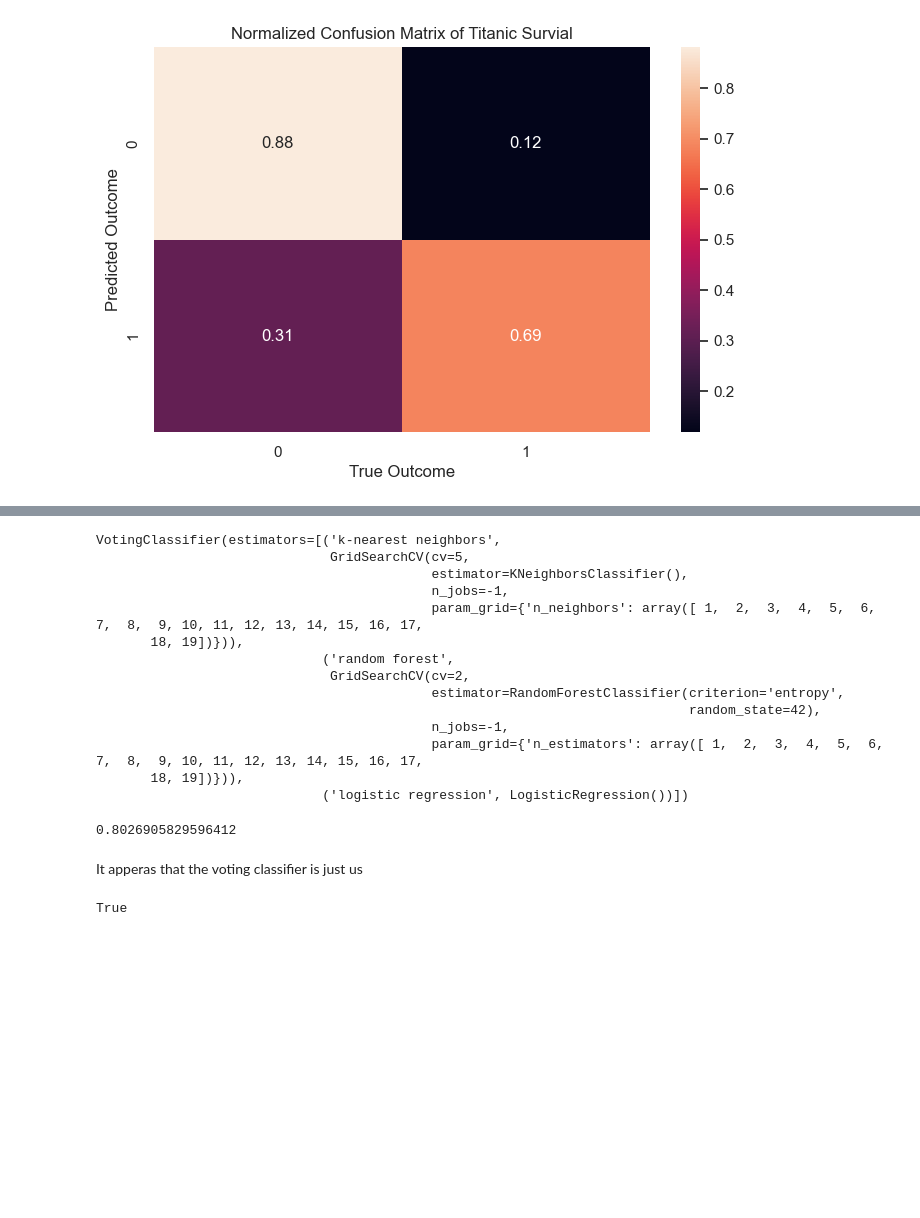
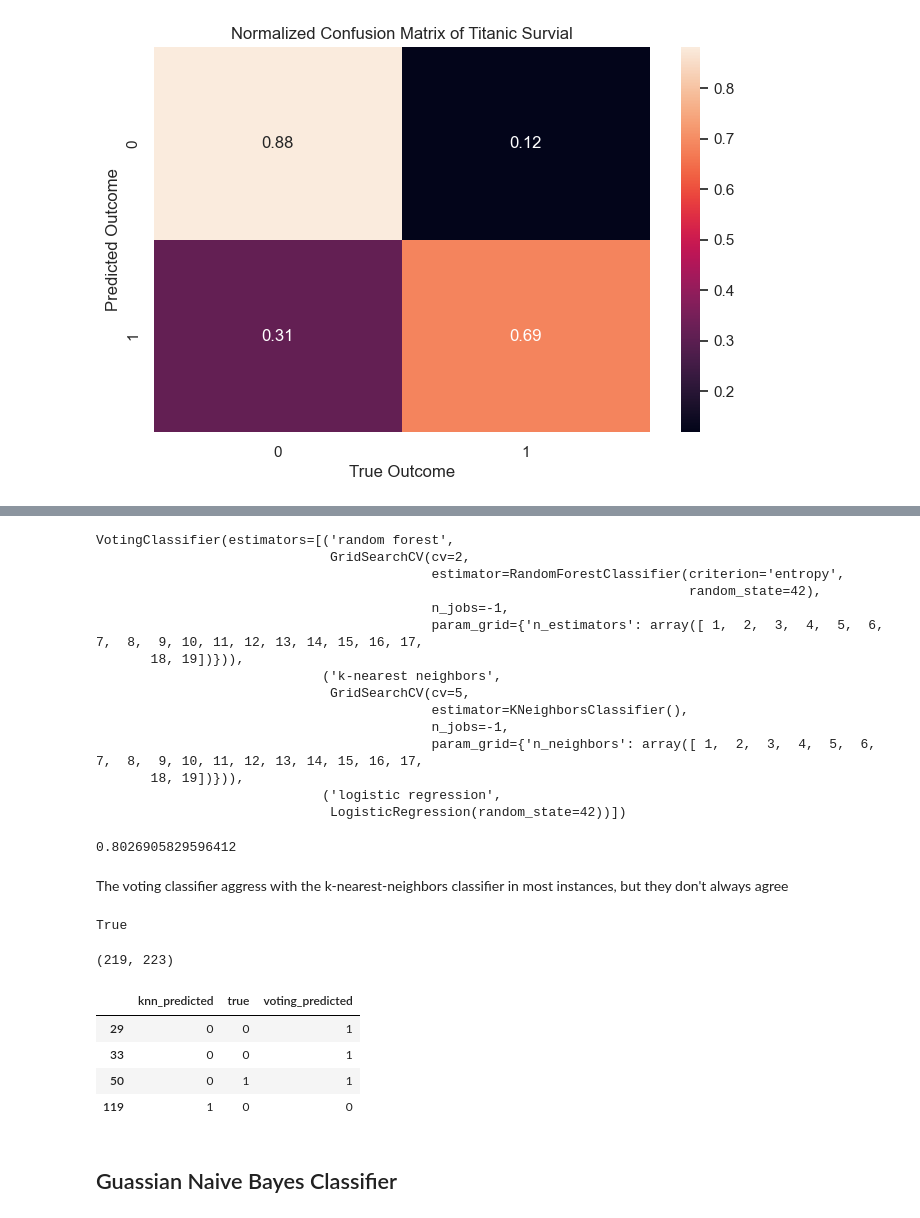
Before and after one commit to haleyej/SI_370_homework_5, a Jupyter notebook: homework_5.ipynb, the cells around one changed output, grey strips where cells are left out. Saved outputs shown, nothing was run; the diff lists cells and outputs as text; code cells hidden in the pictures; blank space fills up the shorter version.

```diff
--- a/homework_5.ipynb
+++ b/homework_5.ipynb
@@ -306,6 +305,9 @@ n_neighbors_search.best_params_, n_neighbors_search.best_score_
 n_neighbors_search.score(X_test_transformed, y_test)
 # %% [output]
 0.8026905829596412
+# %%
+knn_results = pd.concat([pd.Series(n_neighbors_search.predict(X_test_transformed)), y_test.reset_index(drop = True)], axis = 1)
+knn_results.columns = ['knn_predicted', 'true']
 # %%
 conf_matrix = confusion_matrix(y_test, n_neighbors_search.predict(X_test_transformed))
 normalized_conf_matrix = conf_matrix / conf_matrix.astype(np.float).sum(axis = 1)[:, np.newaxis]
@@ -321,31 +323,50 @@ Deprecated in NumPy 1.20; for more details and guidance: https://numpy.org/devdo
 # %%
-classifiers = [('k-nearest neighbors', n_neighbors_search), ('random forest', n_estimators_search),
+classifiers = [('random forest', n_estimators_search), ('k-nearest neighbors', n_neighbors_search),
               ('logistic regression', reg)]
 
 voting = VotingClassifier(classifiers)
 voting.fit(X_train_transformed, y_train)
 # %% [output]
-VotingClassifier(estimators=[('k-nearest neighbors',
-                              GridSearchCV(cv=5,
-                                           estimator=KNeighborsClassifier(),
-                                           n_jobs=-1,
-                                           param_grid={'n_neighbors': array([ 1,  2,  3,  4,  5,  6,  7,  8,  9, 10, 11, 12, 13, 14, 15, 16, 17,
-       18, 19])})),
-                             ('random forest',
+VotingClassifier(estimators=[('random forest',
                               GridSearchCV(cv=2,
                                            estimator=RandomForestClassifier(criterion='entropy',
                                                                             random_state=42),
                                            n_jobs=-1,
                                            param_grid={'n_estimators': array([ 1,  2,  3,  4,  5,  6,  7,  8,  9, 10, 11, 12, 13, 14, 15, 16, 17,
        18, 19])})),
-                             ('logistic regression', LogisticRegression())])
+                             ('k-nearest neighbors',
+                              GridSearchCV(cv=5,
+                                           estimator=KNeighborsClassifier(),
+                                           n_jobs=-1,
+                                           param_grid={'n_neighbors': array([ 1,  2,  3,  4,  5,  6,  7,  8,  9, 10, 11, 12, 13, 14, 15, 16, 17,
+       18, 19])})),
+                             ('logistic regression',
+                              LogisticRegression(random_state=42))])
 # %%
 voting.score(X_test_transformed, y_test)
 # %% [output]
 0.8026905829596412
 # %% [markdown]
-It apperas that the voting classifier is just us
+The voting classifier aggress with the k-nearest-neighbors classifier in most instances, but they don't always agree
 # %%
 n_neighbors_search.score(X_test_transformed, y_test) == voting.score(X_test_transformed, y_test)
 # %% [output]
 True
+# %%
+voting_results = pd.concat([pd.Series(voting.predict(X_test_transformed)), y_test.reset_index(drop = True)], axis = 1)
+voting_results.columns = ['voting_predicted', 'true']
+# %%
+comp = pd.concat([knn_results, voting_results.voting_predicted], axis = 1)
+comp[comp.voting_predicted == comp.knn_predicted].shape[0], comp.shape[0]
+# %% [output]
+(219, 223)
+# %%
+comp[comp.voting_predicted != comp.knn_predicted]
+# %% [output]
+|  | knn_predicted | true | voting_predicted |
+| 29 | 0 | 0 | 1 |
+| 33 | 0 | 0 | 1 |
+| 50 | 0 | 1 | 1 |
+| 119 | 1 | 0 | 0 |
+# %% [markdown]
+<h2>Guassian Naive Bayes Classifier</h2>
```
Also changed, not shown: parts of 18 cells of this notebook.
